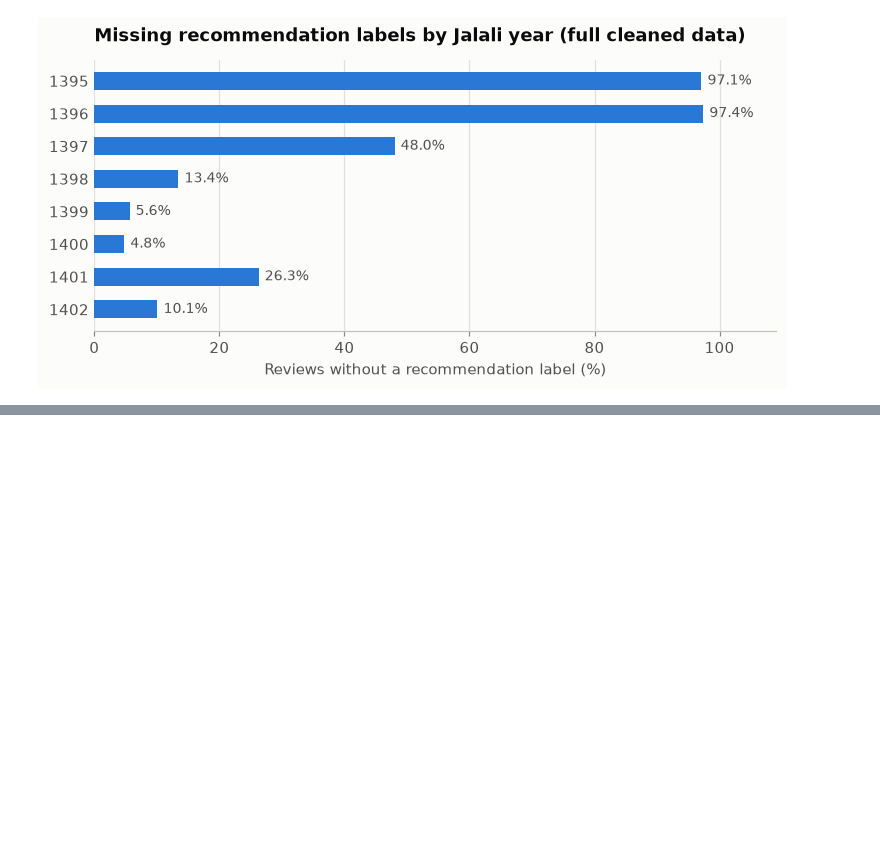
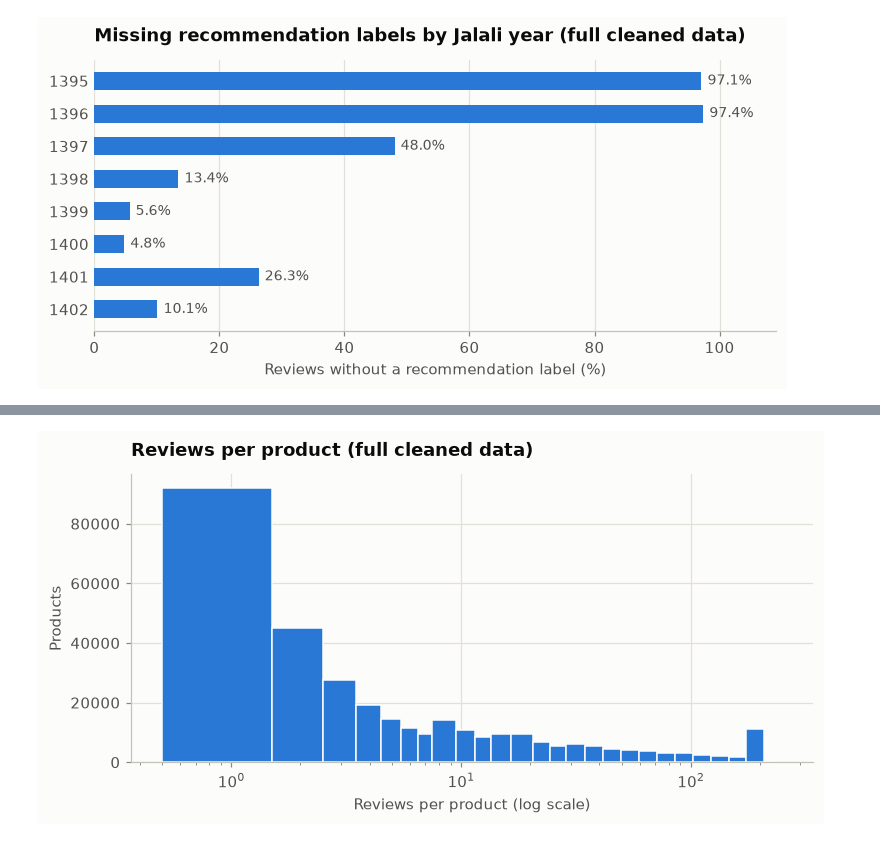
Before and after one commit to alidarviish/digikala-review-analysis, a Jupyter notebook: notebooks/01_descriptive_analysis.ipynb, the cells around one changed output, grey strips where cells are left out. Drawn from its saved outputs; the diff is of its cells as text; code cells hidden in the pictures; blank space fills up the shorter version.

Commit message:
Add descriptive statistics: product concentration, targets, text length and repeated texts

```diff
--- a/notebooks/01_descriptive_analysis.ipynb
+++ b/notebooks/01_descriptive_analysis.ipynb
@@ -675,0 +683,4 @@ reviews per product. The next section checks this.
+# %%
+del reviews, texts, clean  # free memory before loading the review texts
+data = pd.read_parquet(COMMENTS_CLEAN_PARQUET)
+data.dtypes.to_frame("dtype")
@@ -675,0 +730,5 @@ reviews per product. The next section checks this.
+# %%
+del raw, known_sellers, raw_per_product, most_reviewed
+
+per_product = data.groupby("product_id").size()
+per_product.describe(percentiles=[0.25, 0.5, 0.75, 0.9, 0.99]).to_frame("reviews per product")
@@ -675,0 +764,14 @@ reviews per product. The next section checks this.
+# %%
+# Bin edges sit between whole numbers, so every count of reviews falls clearly inside one bin
+edges = np.unique(np.round(np.logspace(0, np.log10(250), 32))) - 0.5
+
+fig, ax = plt.subplots(figsize=(8, 3.4))
+ax.hist(per_product, bins=edges, color=plotting.SERIES[0], edgecolor=plotting.SURFACE)
+ax.set_xscale("log")
+ax.set_xlabel("Reviews per product (log scale)")
+ax.set_ylabel("Products")
+ax.set_title("Reviews per product (full cleaned data)")
+plotting.save(fig, "reviews_per_product")
+plt.show()
+# %% [output]
+[figure, added]
```
Also changed, not shown: parts of 25 cells of this notebook, 4 other files.
